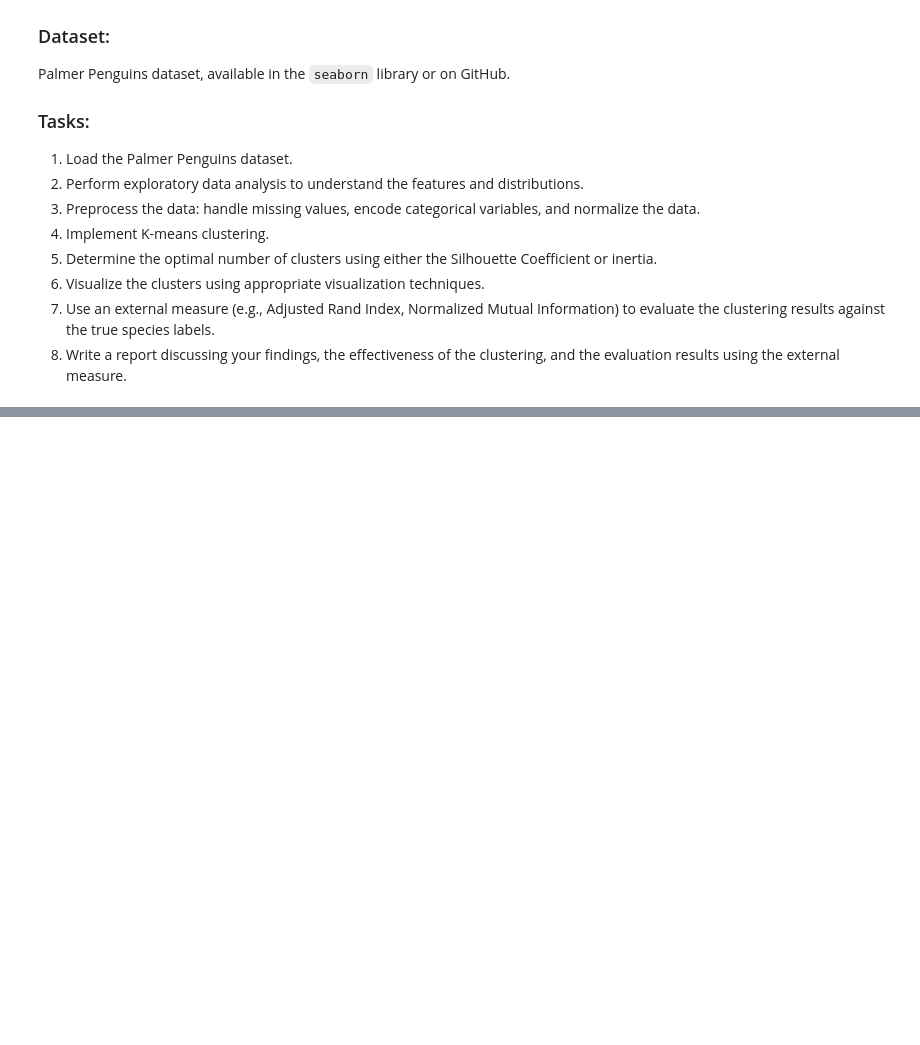
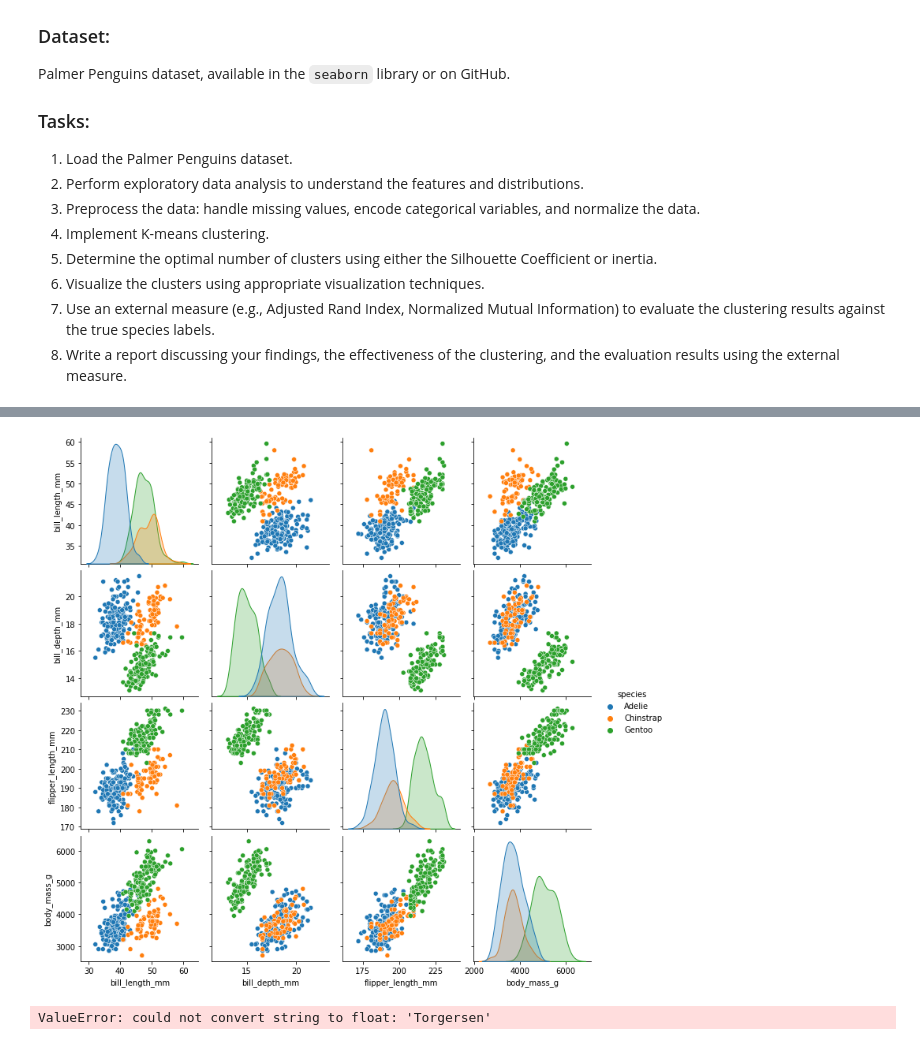
Before and after one commit to sahathat/dataSci, a Jupyter notebook: machineLearning/unsupervised/63130500113-kmeans.ipynb, the cells around one changed output, grey strips where cells are left out. Saved outputs shown, nothing was run; the diff lists cells and outputs as text; code cells hidden in the pictures; blank space fills up the shorter version.

```diff
--- a/machineLearning/unsupervised/63130500113-kmeans.ipynb
+++ b/machineLearning/unsupervised/63130500113-kmeans.ipynb
@@ -139,3 +306,80 @@ Palmer Penguins dataset, available in the `seaborn` library or on GitHub.
 6. Visualize the clusters using appropriate visualization techniques.
 7. Use an external measure (e.g., Adjusted Rand Index, Normalized Mutual Information) to evaluate the clustering results against the true species labels.
 8. Write a report discussing your findings, the effectiveness of the clustering, and the evaluation results using the external measure.
+# %%
+import numpy as np
+import pandas as pd
+import seaborn as sns
+import matplotlib.pyplot as plt
+from sklearn.preprocessing import StandardScaler
+from sklearn.cluster import KMeans
+from sklearn.metrics import silhouette_score, adjusted_rand_score, normalized_mutual_info_score
+from sklearn.decomposition import PCA
+
+# Step 1: Load the Palmer Penguins dataset
+penguins = sns.load_dataset("penguins")
+
+# Step 2: Perform exploratory data analysis (EDA)
+# Display basic information about the dataset
+print(penguins.info())
+# Display summary statistics
+print(penguins.describe())
+# Visualize distributions, relationships, etc.
+sns.pairplot(penguins, hue="species")
+plt.show()
+
+# Step 3: Preprocess the data
+# Handle missing values (remove rows with missing values)
+penguins = penguins.dropna()
+
+# Encode categorical variables (species)
+species_mapping = {'Adelie': 0, 'Chinstrap': 1, 'Gentoo': 2}
+penguins['species'] = penguins['species'].map(species_mapping)
+
+# Normalize the data
+scaler = StandardScaler()
+penguins_normalized = scaler.fit_transform(penguins.drop('species', axis=1))
+
+# Step 4: Implement K-means clustering
+min_clusters = 2
+max_clusters = 10
+inertia_values = []
+silhouette_scores = []
+
+for n in range(min_clusters, max_clusters + 1):
+    kmeans = KMeans(n_clusters=n, random_state=42)
+    kmeans.fit(penguins_normalized)
+    inertia_values.append(kmeans.inertia_)
+    silhouette_scores.append(silhouette_score(penguins_normalized, kmeans.labels_))
+
+# Step 5: Determine the optimal number of clusters using silhouette score
+optimal_clusters = silhouette_scores.index(max(silhouette_scores)) + min_clusters
+
+# Step 6: Visualize clusters using PCA and scatter plot
+pca = PCA(n_components=2)
+penguins_pca = pca.fit_transform(penguins_normalized)
+best_kmeans = KMeans(n_clusters=optimal_clusters, random_state=42)
+best_kmeans.fit(penguins_normalized)
+labels = best_kmeans.labels_
+
+plt.scatter(penguins_pca[:, 0], penguins_pca[:, 1], c=labels, marker='o', edgecolors='k', cmap='rainbow')
+plt.scatter(best_kmeans.cluster_centers_[:, 0], best_kmeans.cluster_centers_[:, 1], c='black', marker='x', s=100)
+plt.title(f"Clustering with {optimal_clusters} Clusters")
+plt.xlabel("Principal Component 1")
+plt.ylabel("Principal Component 2")
+plt.show()
+
+# Step 7: Use external measures for evaluation
+true_labels = penguins['species'].values
+adjusted_rand = adjusted_rand_score(true_labels, labels)
+normalized_mutual_info = normalized_mutual_info_score(true_labels, labels)
+
+# Step 8: Write a report discussing your findings and evaluation results
+print("Report:")
+print("The Palmer Penguins dataset was analyzed and preprocessed.")
+print("K-means clustering was applied to the normalized data.")
+print(f"The optimal number of clusters appears to be around {optimal_clusters}.")
+print("The clusters were visualized using PCA and scatter plots.")
+print(f"Evaluation using Adjusted Rand Index: {adjusted_rand:.4f}")
+print(f"Evaluation using Normalized Mutual Information: {normalized_mutual_info:.4f}")
+# %% [output]
@@ -141,0 +403,2 @@ Palmer Penguins dataset, available in the `seaborn` library or on GitHub.
+[figure, added]
+ValueError: could not convert string to float: 'Torgersen'
```
Also changed, not shown: parts of 4 cells of this notebook, 2 other files.
